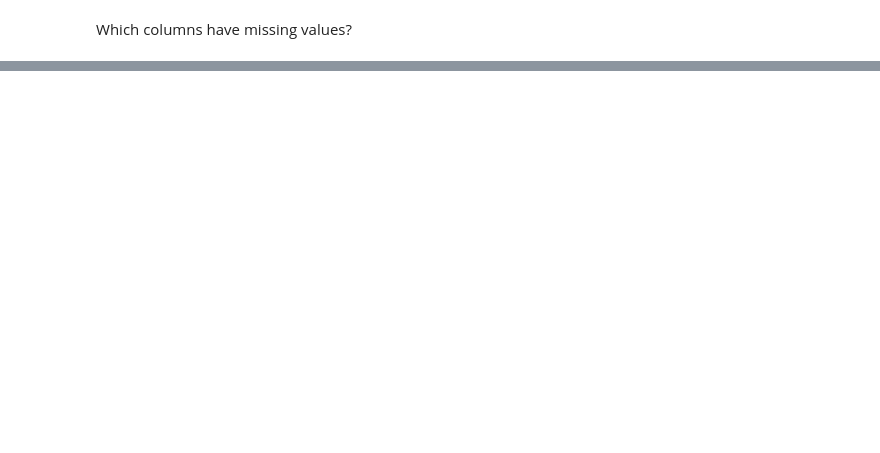
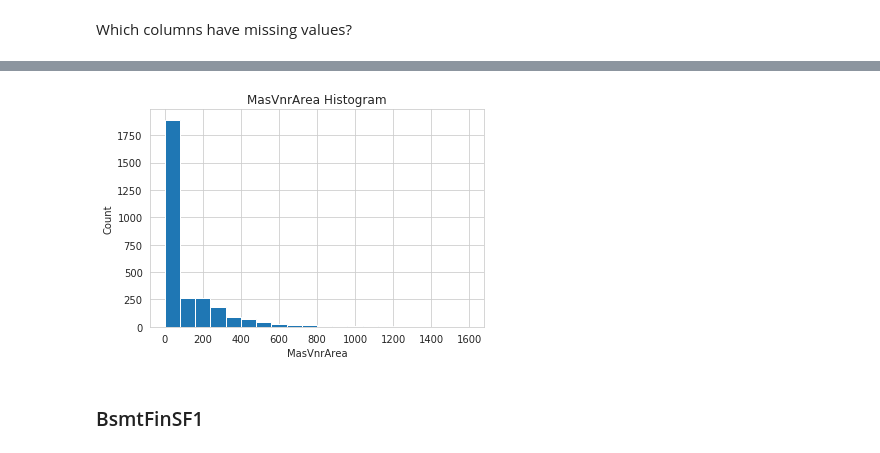
Before and after one commit to nt-ds/practice-handling-missing-data, a Jupyter notebook: notebook/Practice_Handling_Missing_Data.ipynb, the cells around one changed output, grey strips where cells are left out. Saved outputs shown, nothing was run; the diff lists cells and outputs as text; code cells hidden in the pictures; blank space fills up the shorter version.

```diff
--- a/notebook/Practice_Handling_Missing_Data.ipynb
+++ b/notebook/Practice_Handling_Missing_Data.ipynb
@@ -122,0 +214,9 @@ Index(['MSZoning', 'LotFrontage', 'Alley', 'Utilities', 'Exterior1st',
+# %%
+ih.MasVnrArea.hist(bins=20);
+plt.title("MasVnrArea Histogram");
+plt.xlabel("MasVnrArea");
+plt.ylabel("Count");
+# %% [output]
+[figure, added]
+# %% [markdown]
+### BsmtFinSF1
```
Also changed, not shown: parts of 36 cells of this notebook.
